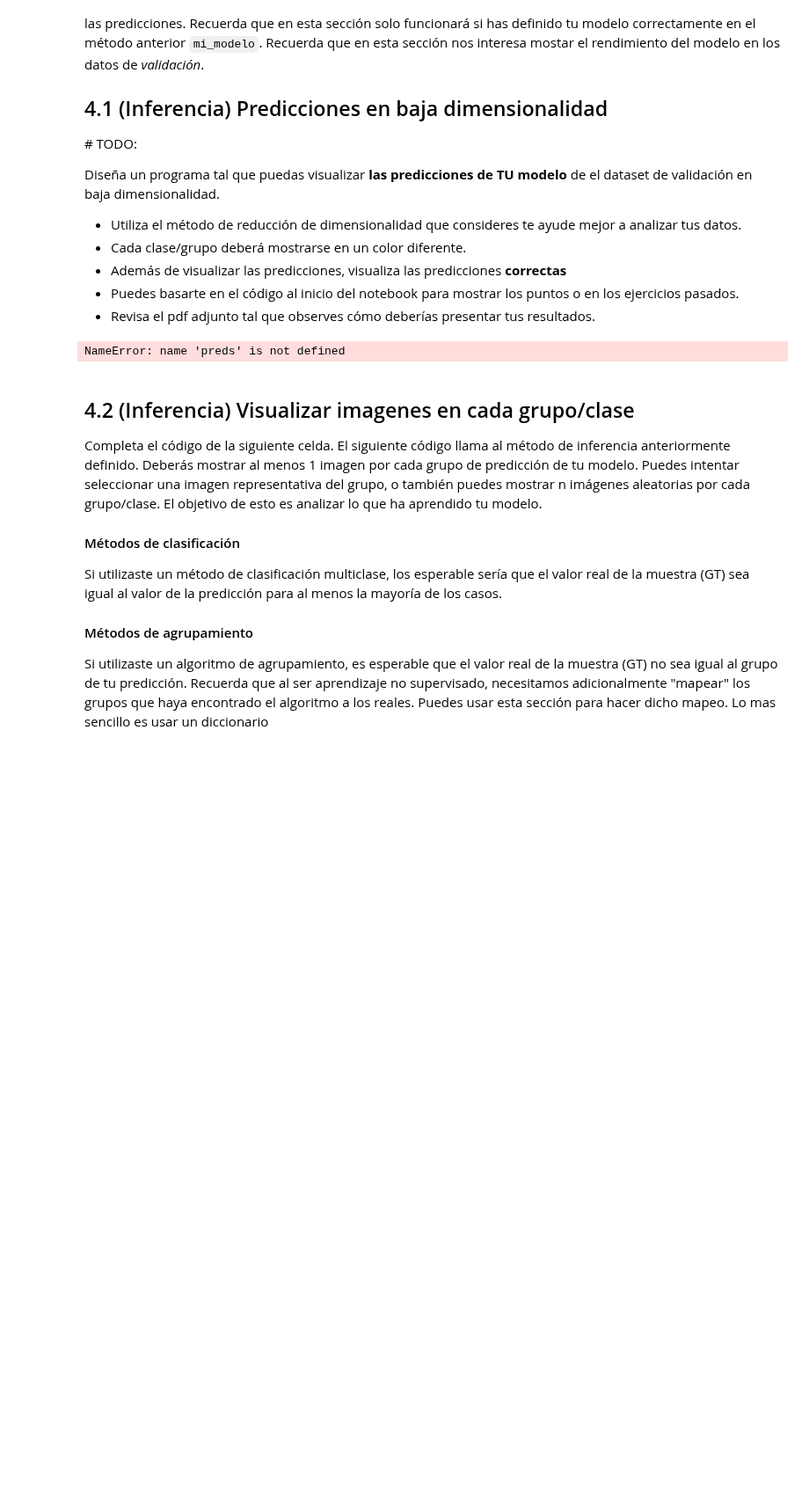
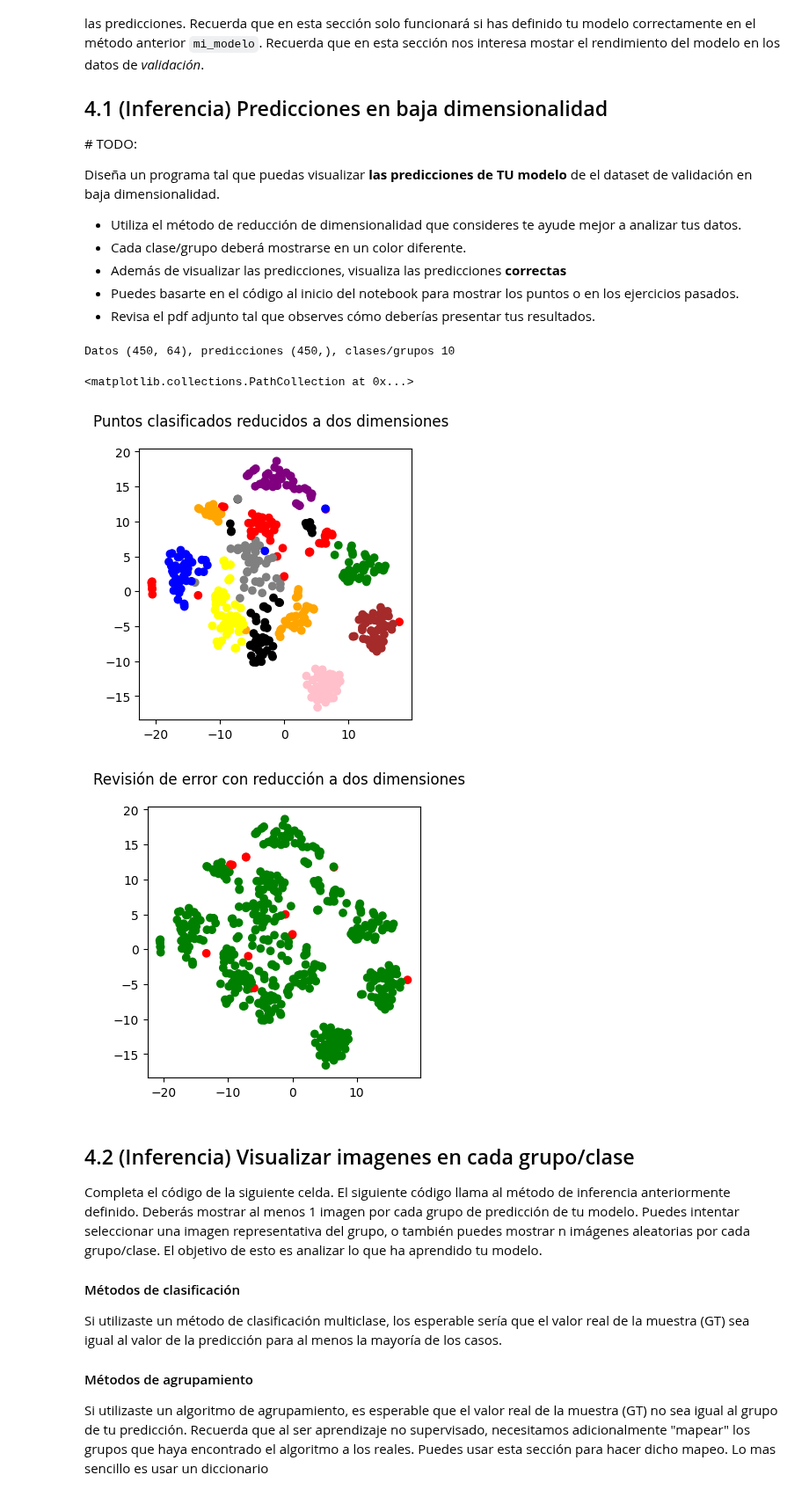
Before and after one commit to FranciscoDurazo/SI23_Peri_Co, a Jupyter notebook: proyecto_1_ML/proyecto_1_ML.ipynb, the cells around one changed output. Shown at 88% size. Drawn from its saved outputs; the diff is of its cells as text; code cells hidden in the pictures; blank space fills up the shorter version.

```diff
--- a/proyecto_1_ML/proyecto_1_ML.ipynb
+++ b/proyecto_1_ML/proyecto_1_ML.ipynb
@@ -311,51 +227,65 @@ fig.suptitle("Puntos clasificados reducidos a dos dimensiones")
 # TODO: Grafíca los datos DE VALIDACIÓN reducidos (reduced_data_val)
 # con un color distinto para cada grupo/clase que tu modelo ha predecido (preds)
 #========== Start =========
-entry = ([1,1,0],[2,2,1],[3,3,2],[4,4,3],[5,5,4],[6,6,5],[7,7,6],[8,8,7],[9,9,8]) #ENTRADA DE PRUEBA TQM PANCHO
+tsne = TSNE(n_components=2, perplexity=50)
+reduced_data_val =  tsne.fit_transform(data_val)
+pred_plot = np.array([preds])
+entry = np.hstack((reduced_data_val,pred_plot.T))
+
+#entry = ([1,1,0],[2,2,1],[3,3,2],[4,4,3],[5,5,4],[6,6,5],[7,7,6],[8,8,7],[9,9,8]) #ENTRADA DE PRUEBA TQM PANCHO
 
 en = np.transpose(entry)
 
 x = en[0,:]
 y = en[1,:]
 w = en[2,:]
 
+x = en[0,:]
+y = en[1,:]
+w = en[2,:]
+colores = [None]*len(x)
 for i in range(len(x)):
     if w[i]==0:
         j="pink"
-        plt.scatter(x[i], y[i], c=j)
     if w[i]==1:
         j="red"
-        plt.scatter(x[i], y[i], c=j)
     if w[i]==2:
         j="blue"
-        plt.scatter(x[i], y[i], c=j)
     if w[i]==3:
         j="yellow"
-        plt.scatter(x[i], y[i], c=j)
     if w[i]==4:
         j="green"
-        plt.scatter(x[i], y[i], c=j)
     if w[i]==5:
         j="orange"
-        plt.scatter(x[i], y[i], c=j)
     if w[i]==6:
         j="brown"
-        plt.scatter(x[i], y[i], c=j)
     if w[i]==7:
         j="purple"
-        plt.scatter(x[i], y[i], c=j)
     if w[i]==8:
         j="gray"
-        plt.scatter(x[i], y[i], c=j)
     if w[i]==9:
         j="black"
-        plt.scatter(x[i], y[i], c=j)
-plt.show()
+    colores[i] = j
+plt.scatter(x[:], y[:], c=colores[:])
+
+#Obteniendo el color correcto o incorrecto
+fig1, ax_reduced1 = plt.subplots(1, 1, figsize=(4,4))
+fig1.suptitle("Revisión de error con reducción a dos dimensiones")
+for i in range(len(x)):
+    if preds[i]==target_val[i]:
+        j="green"
+    else:
+        j="red"
+    colores[i] = j
+plt.scatter(x[:], y[:], c=colores[:])
 #========== End ===========
-plt.show()
-plt.legend()
+#plt.show()
+#plt.legend()
 # %% [output]
-NameError: name 'preds' is not defined
+Datos (450, 64), predicciones (450,), clases/grupos 10
+<matplotlib.collections.PathCollection at 0x...>
+[figure, added]
+[figure, added]
 # %% [markdown]
 ## 4.2 (Inferencia) Visualizar imagenes en cada grupo/clase
 Completa el código de la siguiente celda. El siguiente código llama al método de inferencia anteriormente definido. Deberás mostrar al menos 1 imagen por cada grupo de predicción de tu modelo. Puedes intentar seleccionar una imagen representativa del grupo, o también puedes mostrar n imágenes aleatorias por cada grupo/clase. El objetivo de esto es analizar lo que ha aprendido tu modelo.
```
Also changed, not shown: parts of 5 cells of this notebook, 2 other files.
